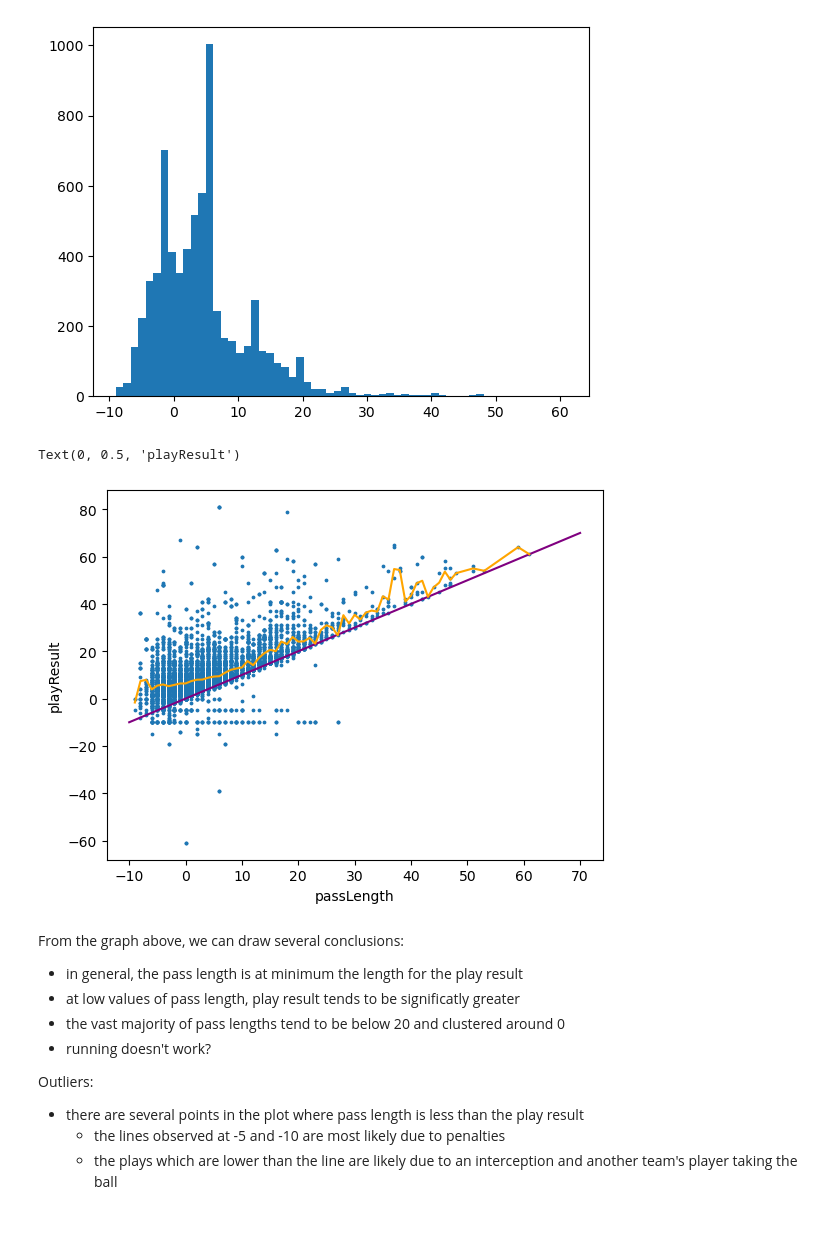
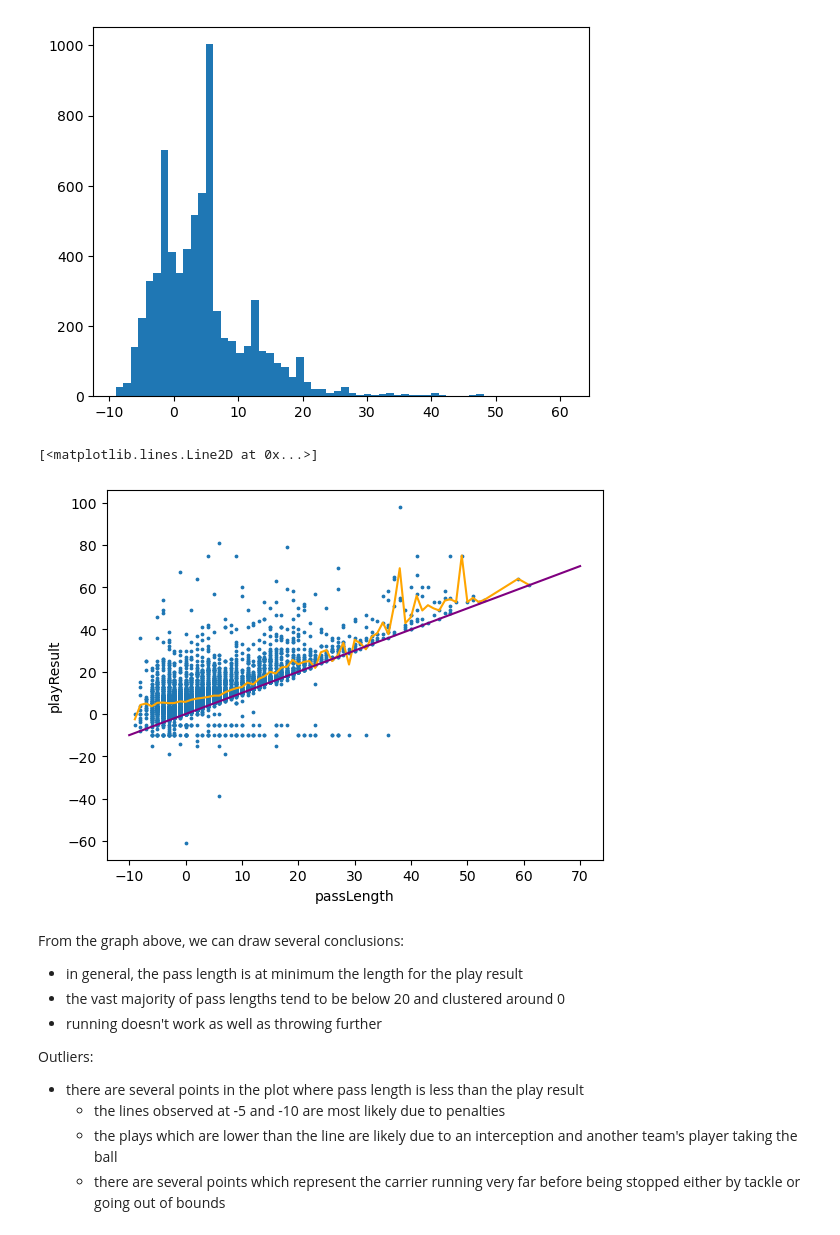
Before and after one commit to sesh9096/csci4502project, a Jupyter notebook: src/pass-length.ipynb, the cells around one changed output. Saved outputs shown, nothing was run; the diff lists cells and outputs as text; code cells hidden in the pictures.

Commit message:
adding to analysis of pass length as a predictor of play result

```diff
--- a/src/pass-length.ipynb
+++ b/src/pass-length.ipynb
@@ -71,13 +71,3 @@ tackle_plays.head()
 | 3 | 2022090800 | 646 | 47939 | 1 | 0 | 0 | 0 | 47879 | ... |
 | 4 | 2022090800 | 818 | 40107 | 1 | 0 | 0 | 0 | 47853 | ... |
 5 rows × 40 columns
-# %%
-players = pd.read_csv('../data/players.csv').set_index(['nflId'])
-# Joining with players allows us to get information such as the ball carrier's
-# height and weight.
-tackle_plays = tackle_plays.join(
-    other = players,
-    on = ['ballCarrierId'],
-    how = 'inner'
-)
-tackle_plays.head()
@@ -129,25 +110,25 @@ plt.hist(agg.passLength, bins = 60)
  <BarContainer object of 60 artists>)
 [figure]
 # %%
-grouped = agg.groupby("passLength")
+grouped = plays.join(players.set_index("nflId"), on = "ballCarrierId").groupby("passLength")
 x = [passLength for passLength, _ in grouped]
 y = [df.playResult.mean() for passLength, df in grouped]
-plt.scatter(agg.passLength, agg.playResult, s=3)
-plt.plot((-10,70), (-10, 70), color = "purple")
-plt.plot(x,y, color = "orange")
+plt.scatter(plays.passLength, plays.playResult, s=3)
 plt.xlabel("passLength")
 plt.ylabel("playResult")
+plt.plot(x,y, color = "orange")
+plt.plot((-10,70), (-10, 70), color = "purple")
 # %% [output]
-Text(0, 0.5, 'playResult')
+[<matplotlib.lines.Line2D at 0x...>]
-[figure, old version]
+[figure, new version]
 # %% [markdown]
 From the graph above, we can draw several conclusions:
 - in general, the pass length is at minimum the length for the play result
-- at low values of pass length, play result tends to be significatly greater
 - the vast majority of pass lengths tend to be below 20 and clustered around 0
-- running doesn't work?
+- running doesn't work as well as throwing further
 
 Outliers:
 - there are several points in the plot where pass length is less than the play result
   - the lines observed at -5 and -10 are most likely due to penalties
   - the plays which are lower than the line are likely due to an interception and another team's player taking the ball
+  - there are several points which represent the carrier running very far before being stopped either by tackle or going out of bounds
```
Also changed, not shown: parts of 5 cells of this notebook.
